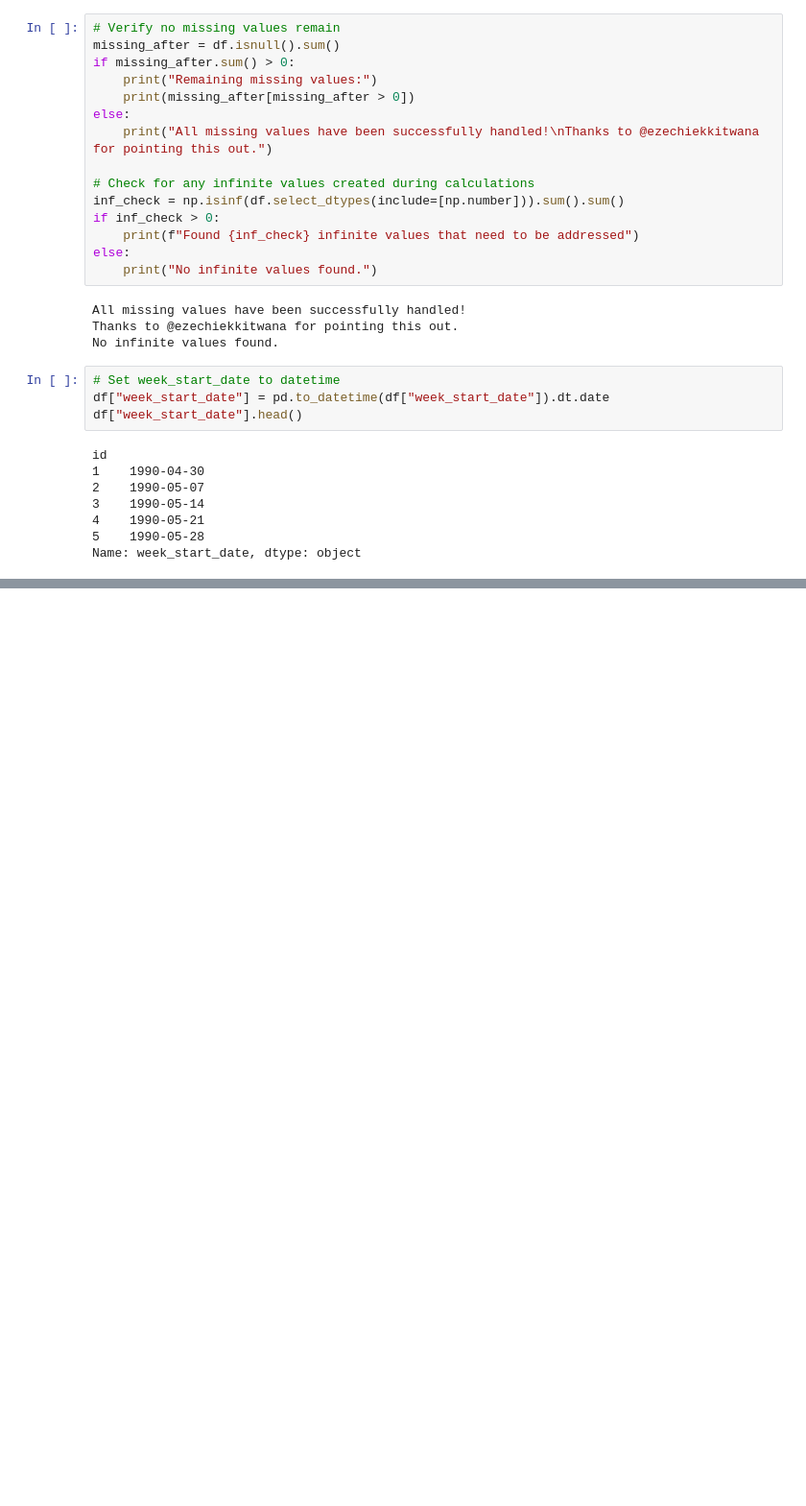
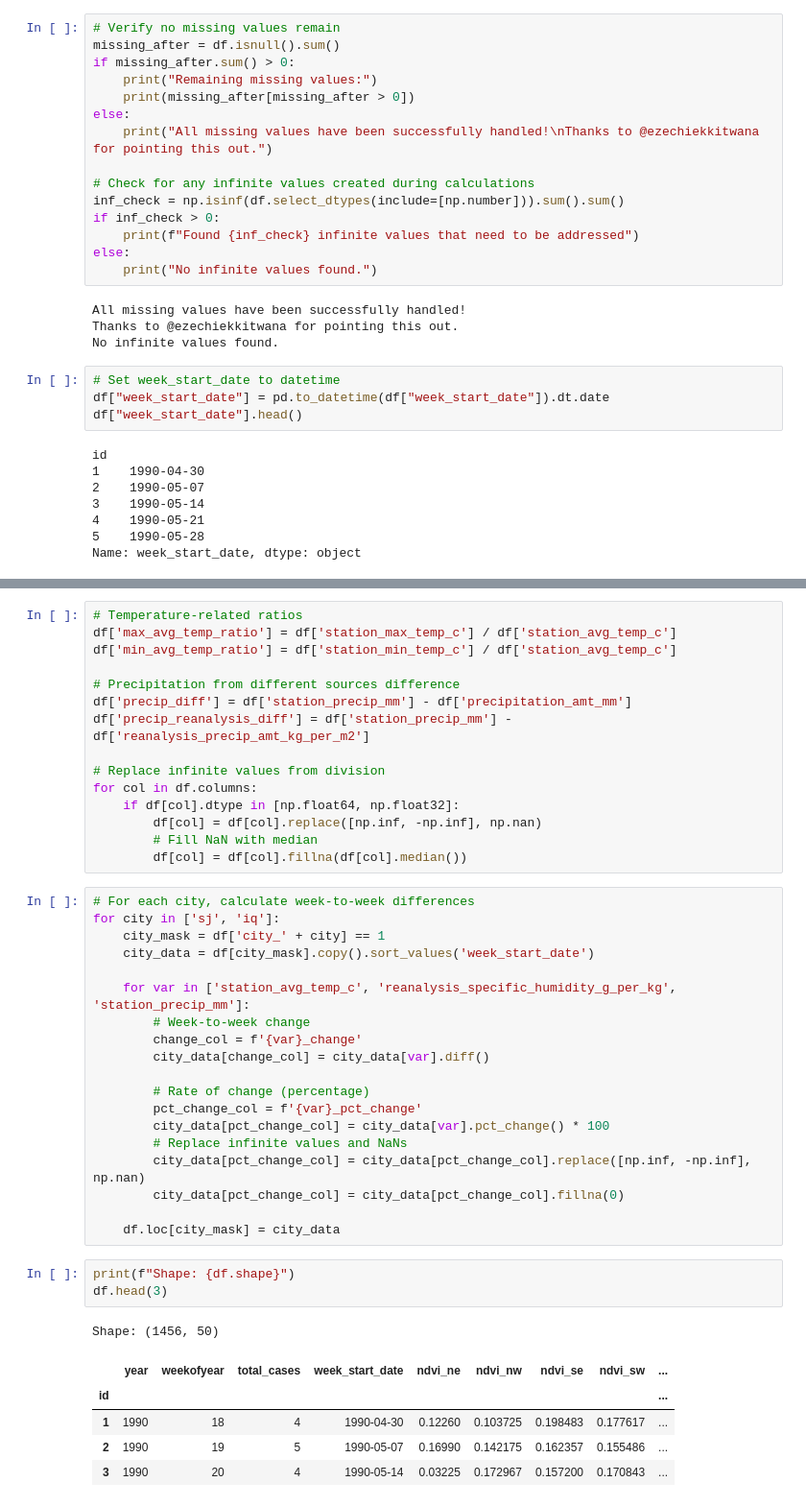
Before and after one commit to KitwanaSh/data_driven_competition, a Jupyter notebook: denai_diseases_spread/den_disease_spread.ipynb, the cells around one changed output, grey strips where cells are left out. Shown at 96% size. Cells and saved outputs as stored; diff of their text form; blank space fills up the shorter version.

```diff
--- a/denai_diseases_spread/den_disease_spread.ipynb
+++ b/denai_diseases_spread/den_disease_spread.ipynb
@@ -757,0 +935,44 @@ Name: week_start_date, dtype: object
+# %%
+# Temperature-related ratios
+df['max_avg_temp_ratio'] = df['station_max_temp_c'] / df['station_avg_temp_c']
+df['min_avg_temp_ratio'] = df['station_min_temp_c'] / df['station_avg_temp_c']
+
+# Precipitation from different sources difference
+df['precip_diff'] = df['station_precip_mm'] - df['precipitation_amt_mm']
+df['precip_reanalysis_diff'] = df['station_precip_mm'] - df['reanalysis_precip_amt_kg_per_m2']
+
+# Replace infinite values from division
+for col in df.columns:
+    if df[col].dtype in [np.float64, np.float32]:
+        df[col] = df[col].replace([np.inf, -np.inf], np.nan)
+        # Fill NaN with median
+        df[col] = df[col].fillna(df[col].median())
+# %%
+# For each city, calculate week-to-week differences
+for city in ['sj', 'iq']:
+    city_mask = df['city_' + city] == 1
+    city_data = df[city_mask].copy().sort_values('week_start_date')
+
+    for var in ['station_avg_temp_c', 'reanalysis_specific_humidity_g_per_kg', 'station_precip_mm']:
+        # Week-to-week change
+        change_col = f'{var}_change'
+        city_data[change_col] = city_data[var].diff()
+
+        # Rate of change (percentage)
+        pct_change_col = f'{var}_pct_change'
+        city_data[pct_change_col] = city_data[var].pct_change() * 100
+        # Replace infinite values and NaNs
+        city_data[pct_change_col] = city_data[pct_change_col].replace([np.inf, -np.inf], np.nan)
+        city_data[pct_change_col] = city_data[pct_change_col].fillna(0)
+
+    df.loc[city_mask] = city_data
+# %%
+print(f"Shape: {df.shape}")
+df.head(3)
+# %% [output]
+Shape: (1456, 50)
+|  | year | weekofyear | total_cases | week_start_date | ndvi_ne | ndvi_nw | ndvi_se | ndvi_sw | ... |
+| id |  |  |  |  |  |  |  |  | ... |
+| 1 | 1990 | 18 | 4 | 1990-04-30 | 0.12260 | 0.103725 | 0.198483 | 0.177617 | ... |
+| 2 | 1990 | 19 | 5 | 1990-05-07 | 0.16990 | 0.142175 | 0.162357 | 0.155486 | ... |
+| 3 | 1990 | 20 | 4 | 1990-05-14 | 0.03225 | 0.172967 | 0.157200 | 0.170843 | ... |
```
Also changed, not shown: parts of 14 cells of this notebook.
